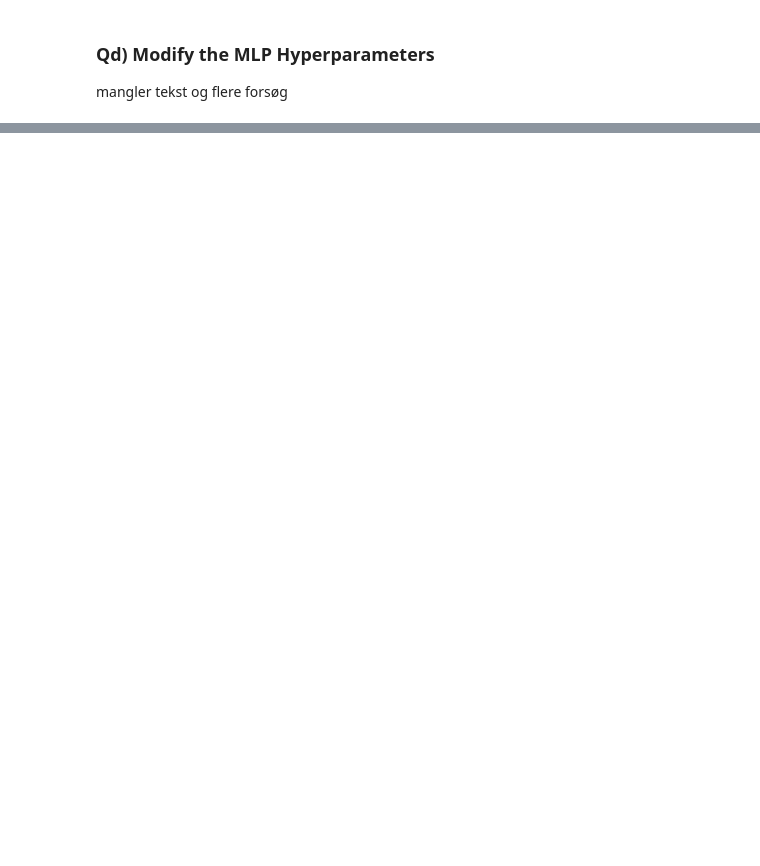
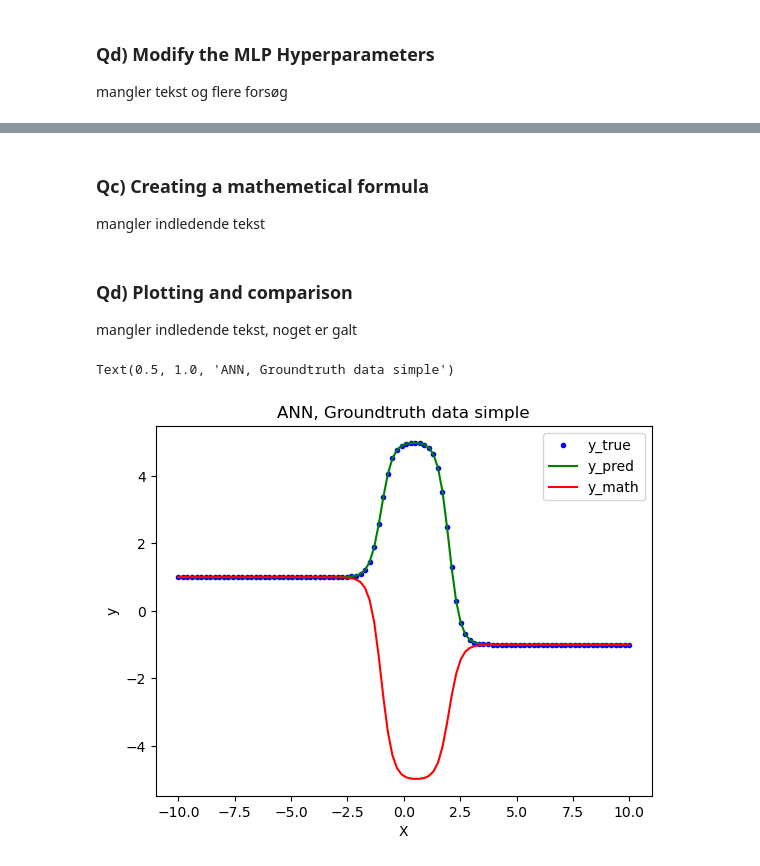
Before and after one commit to kaaecreme/6-Semester, a Jupyter notebook: MAL/02/02 - Samlet dokument.ipynb, the cells around one changed output, grey strips where cells are left out. Drawn from its saved outputs; the diff is of its cells as text; code cells hidden in the pictures; blank space fills up the shorter version.

```diff
--- a/MAL/02/02 - Samlet dokument.ipynb
+++ b/MAL/02/02 - Samlet dokument.ipynb
@@ -436,0 +525,38 @@ lin.reg.score(X, y)=0.73
+# %% [markdown]
+### Qc) Creating a mathemetical formula
+
+mangler indledende tekst
+# %%
+# The following weights and biases has been extracted from the mlp model from Qa
+w00 = mlp.coefs_[0][0][0]
+w01 = mlp.coefs_[0][0][1]
+
+b00 = mlp.intercepts_[0][0]
+b01 = mlp.intercepts_[0][1]
+
+w10 = mlp.coefs_[1][0][0]
+w11 = mlp.coefs_[1][1][0]
+
+b10 = mlp.intercepts_[1][0]
+
+# This is a generic mathematical formula of our ANN
+# ! ITS FROM GEMINI
+#y = w1 * tanh(w2 * x + b1) + w3 * tanh(w4 * x + b2) + b3
+
+# This is our specific mathematical formula
+y_math = w00 * np.tanh(w01 * X + b00) + w10 * np.tanh(w11 * X + b01) + b10
+# %% [markdown]
+### Qd) Plotting and comparison
+
+mangler indledende tekst, noget er galt
+# %%
+plt.plot(X, y_true, "b.")
+plt.plot(X, y_pred, "g-")
+plt.plot(X, y_math, "r-")
+plt.legend(["y_true", "y_pred", "y_math"])
+plt.xlabel("X")
+plt.ylabel("y")
+plt.title("ANN, Groundtruth data simple")
+# %% [output]
+Text(0.5, 1.0, 'ANN, Groundtruth data simple')
+[figure, added]
```
Also changed, not shown: parts of 16 cells of this notebook, 1 other file.
